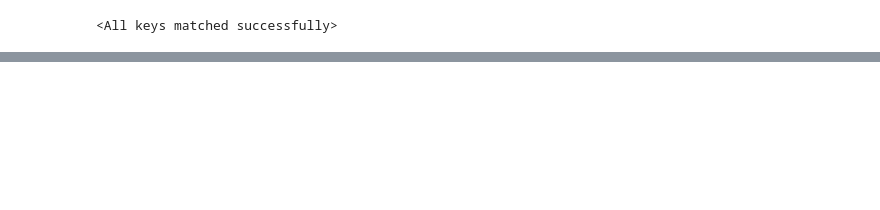
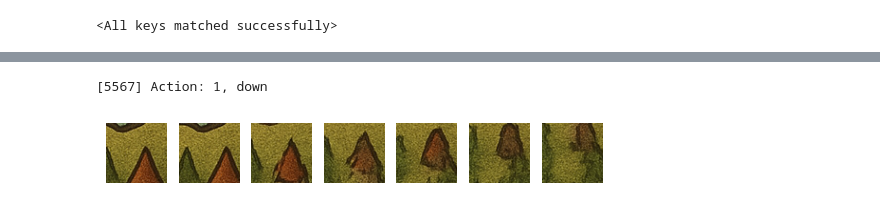
Before and after one commit to AshisGhosh/worldgen, a Jupyter notebook: sample_world.ipynb, the cells around one changed output, grey strips where cells are left out. Drawn from its saved outputs; the diff is of its cells as text; code cells hidden in the pictures; blank space fills up the shorter version.

```diff
--- a/sample_world.ipynb
+++ b/sample_world.ipynb
@@ -64,0 +78,70 @@ Action: tensor([3], device='cuda:0')
+# %%
+from train.world import world_ddim_sample
+from dataset import WorldDataset, SelectSampleDataset
+from train.diffusion import get_noise_schedule
+
+import random
+
+torch.manual_seed(42)
+
+T = 400
+ddim_steps = 100
+
+noise_schedule = get_noise_schedule(T, device=device)
+dataset = WorldDataset("data/world_map.png")
+dataset = SelectSampleDataset(dataset, num_samples=16)
+
+
+# only show the final step
+steps_to_show = [0]
+
+
+idx = random.randint(0, len(dataset))
+idx = 8341
+# idx = 5567
+start, action, end = dataset[idx]
+start = start.to(device).unsqueeze(0)
+action = torch.tensor(1).to(device).unsqueeze(0)
+
+rollout_steps = 5
+
+rollout_imgs = []
+prev = start
+for step in range(rollout_steps):
+    xt = torch.randn(1, 3, 64, 64).to(device)
+    snapshots = world_ddim_sample(
+        xt,
+        model,
+        prev,
+        action,
+        noise_schedule,
+        ddim_steps,
+        steps_to_show,
+    )
+    rollout_imgs.append(snapshots[0])
+    prev = snapshots[0].unsqueeze(0)
+    prev = prev * 255
+
+fig, axes = plt.subplots(1, rollout_steps + 2)
+# dont show axes
+for ax in axes.flat:
+    ax.axis("off")
+
+start = start.squeeze(0)
+action_str = (
+    "up"
+    if action.item() == 0
+    else "down"
+    if action.item() == 1
+    else "left"
+    if action.item() == 2
+    else "right"
+)
+print(f"[{idx}] Action: {action.item()}, {action_str}")
+axes[0].imshow(start.permute(1, 2, 0).cpu().numpy())
+axes[1].imshow(end.permute(1, 2, 0).cpu().numpy())
+for i in range(rollout_steps):
+    axes[i + 2].imshow(rollout_imgs[i].permute(1, 2, 0).cpu().numpy())
+# %% [output]
+[5567] Action: 1, down
+[figure, added]
```
Also changed, not shown: parts of 2 cells of this notebook, 2 other files.
